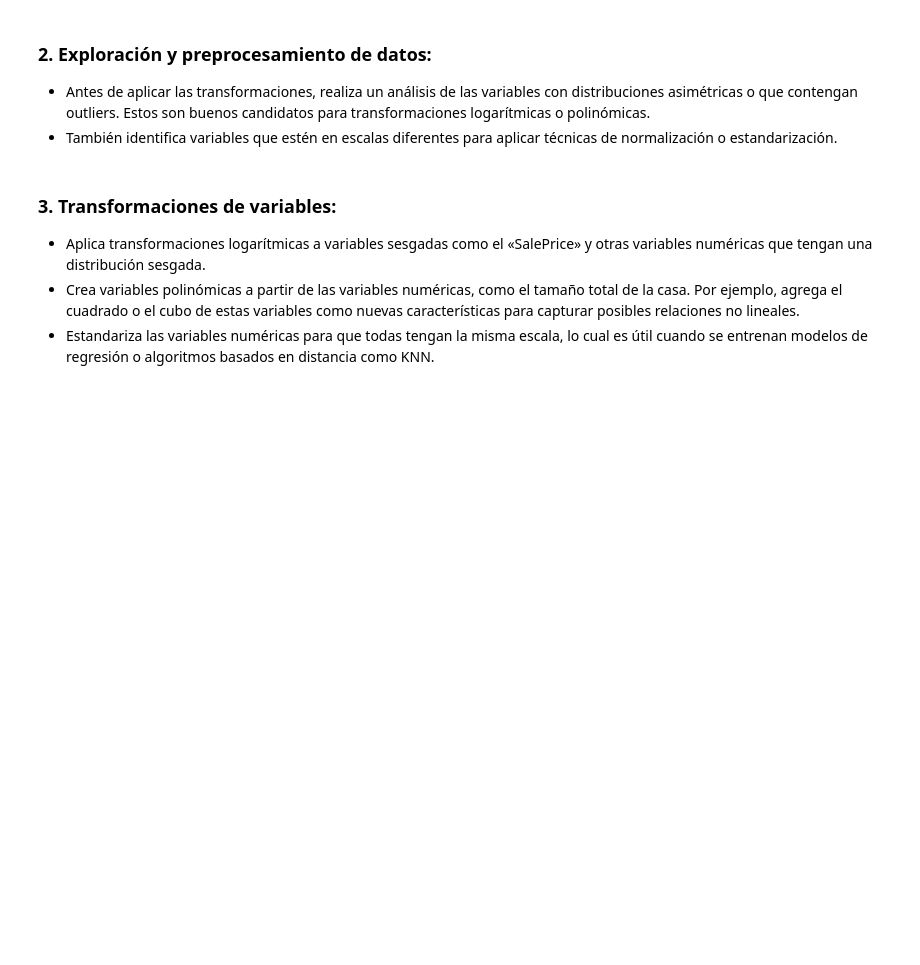
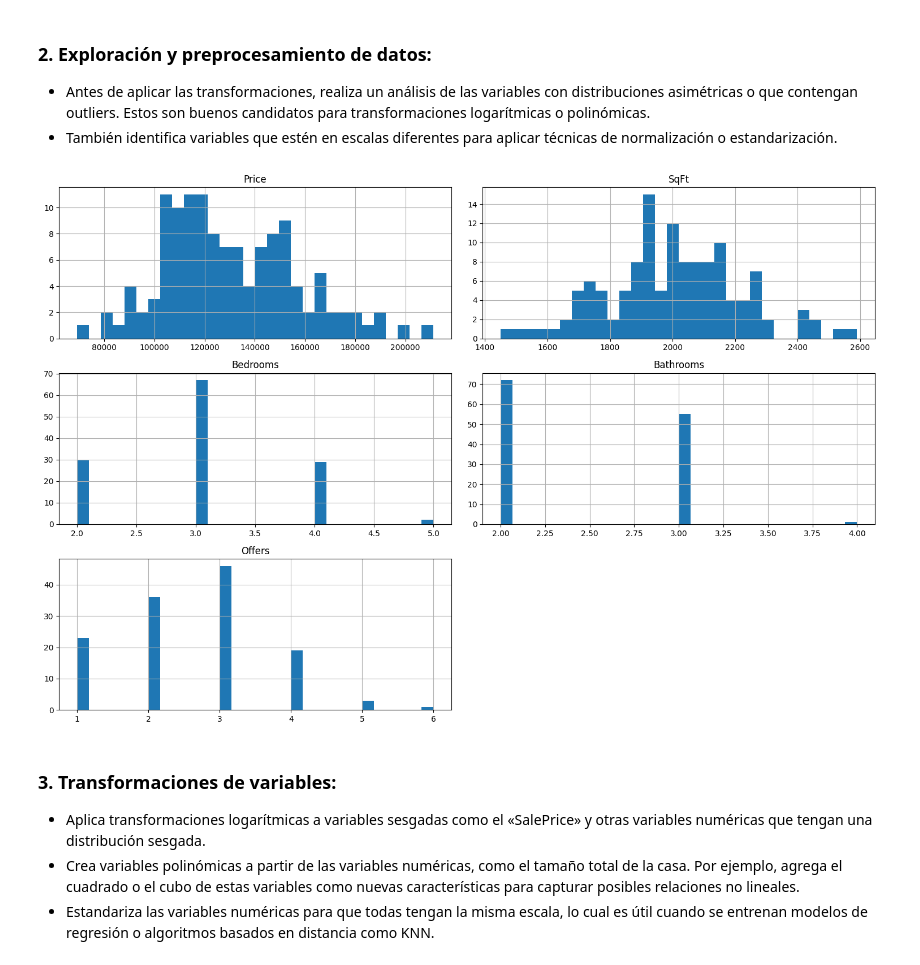
Before and after one commit to CesarVelgo/Advanced_ML, a Jupyter notebook: notebook/core4.ipynb, the cells around one changed output. Cells and saved outputs as stored; diff of their text form; code cells hidden in the pictures; blank space fills up the shorter version.

```diff
--- a/notebook/core4.ipynb
+++ b/notebook/core4.ipynb
@@ -4,0 +15,5 @@
+# %%
+# cargamos el dataset
+ruta='../data/house-prices.csv'
+df = pd.read_csv(filepath_or_buffer=ruta, sep=',')
+df.shape
@@ -6,6 +65,13 @@
 ### 2. Exploración y preprocesamiento de datos:
   * Antes de aplicar las transformaciones, realiza un análisis de las variables con distribuciones asimétricas o que contengan outliers. Estos son buenos candidatos para transformaciones logarítmicas o polinómicas.
   * También identifica variables que estén en escalas diferentes para aplicar técnicas de normalización o estandarización.
+# %%
+numeric_cols = ['Price', 'SqFt', 'Bedrooms', 'Bathrooms', 'Offers'] # definimos las columnas numéricas que deseamos visualizar
+df[numeric_cols].hist(bins=30, figsize=(15, 10)) # generamos histogramas
+plt.tight_layout()# ajustamos la disposición de los subgráficos para evitar superposiciones de los elementos gráficos
+plt.show() # mostramos los gráficos generados
+# %% [output]
+[figure, added]
 # %% [markdown]
 ### 3. Transformaciones de variables:
   * Aplica transformaciones logarítmicas a variables sesgadas como el «SalePrice» y otras variables numéricas que tengan una distribución sesgada.
```
Also changed, not shown: parts of 17 cells of this notebook, 2 other files.
